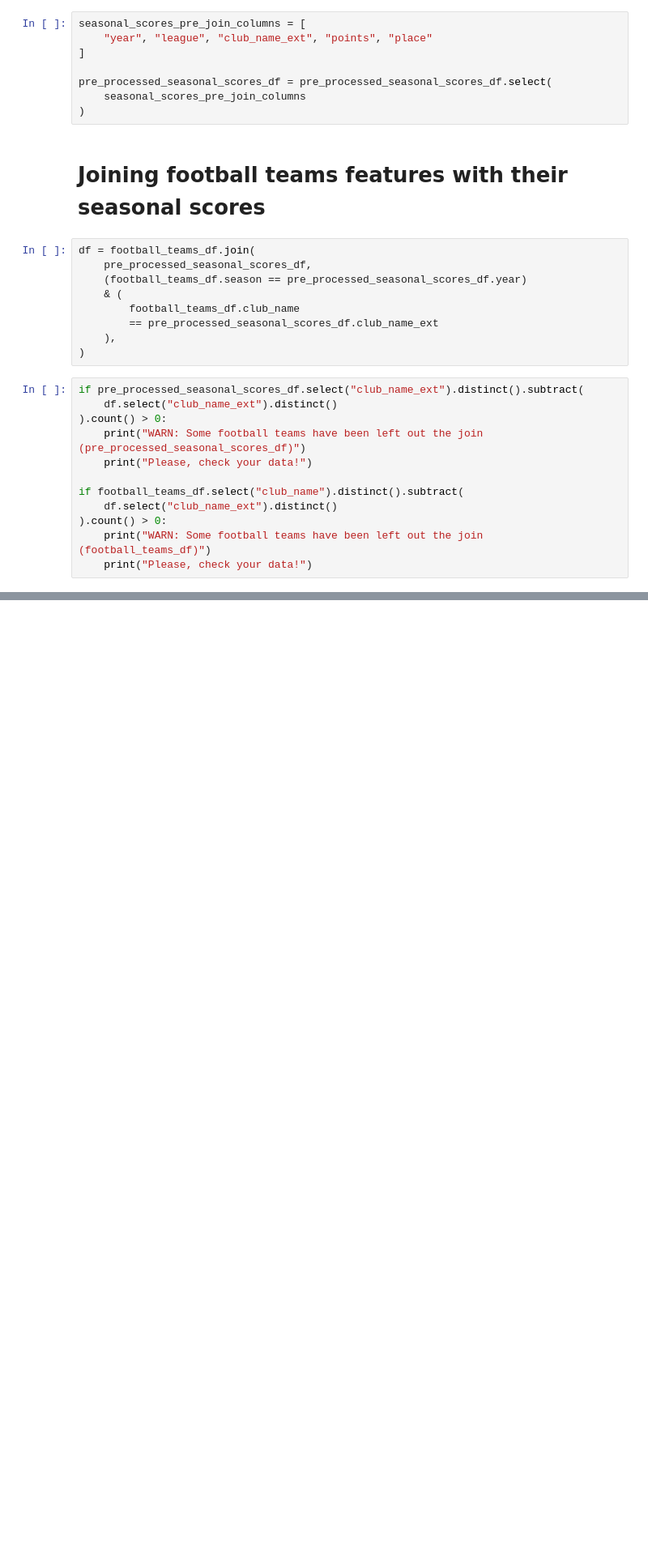
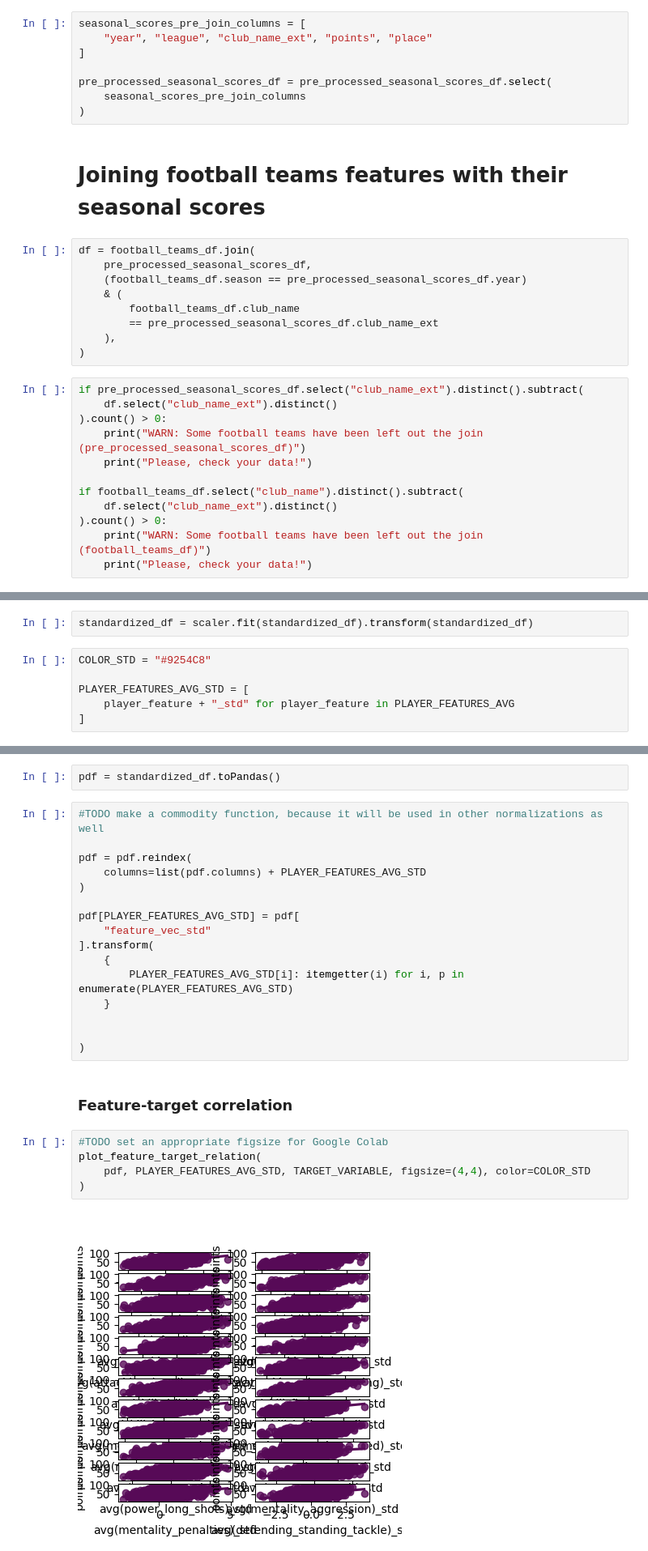
Before and after one commit to Big-Data-FC/project, a Jupyter notebook: main.ipynb, the cells around one changed output, grey strips where cells are left out. Shown at 81% size. Cells and saved outputs as stored; diff of their text form; blank space fills up the shorter version.

```diff
--- a/main.ipynb
+++ b/main.ipynb
@@ -438,0 +543,8 @@ if football_teams_df.select("club_name").distinct().subtract(
+# %%
+standardized_df = scaler.fit(standardized_df).transform(standardized_df)
+# %%
+COLOR_STD = "#9254C8"
+
+PLAYER_FEATURES_AVG_STD = [
+    player_feature + "_std" for player_feature in PLAYER_FEATURES_AVG
+]
@@ -438,0 +553,27 @@ if football_teams_df.select("club_name").distinct().subtract(
+# %%
+pdf = standardized_df.toPandas()
+# %%
+#TODO make a commodity function, because it will be used in other normalizations as well
+
+pdf = pdf.reindex(
+    columns=list(pdf.columns) + PLAYER_FEATURES_AVG_STD
+)
+
+pdf[PLAYER_FEATURES_AVG_STD] = pdf[
+    "feature_vec_std"
+].transform(
+    {
+        PLAYER_FEATURES_AVG_STD[i]: itemgetter(i) for i, p in enumerate(PLAYER_FEATURES_AVG_STD)
+    }
+
+
+)
+# %% [markdown]
+### Feature-target correlation
+# %%
+#TODO set an appropriate figsize for Google Colab
+plot_feature_target_relation(
+    pdf, PLAYER_FEATURES_AVG_STD, TARGET_VARIABLE, figsize=(4,4), color=COLOR_STD
+)
+# %% [output]
+[figure, added]
```
Also changed, not shown: parts of 49 cells of this notebook.
